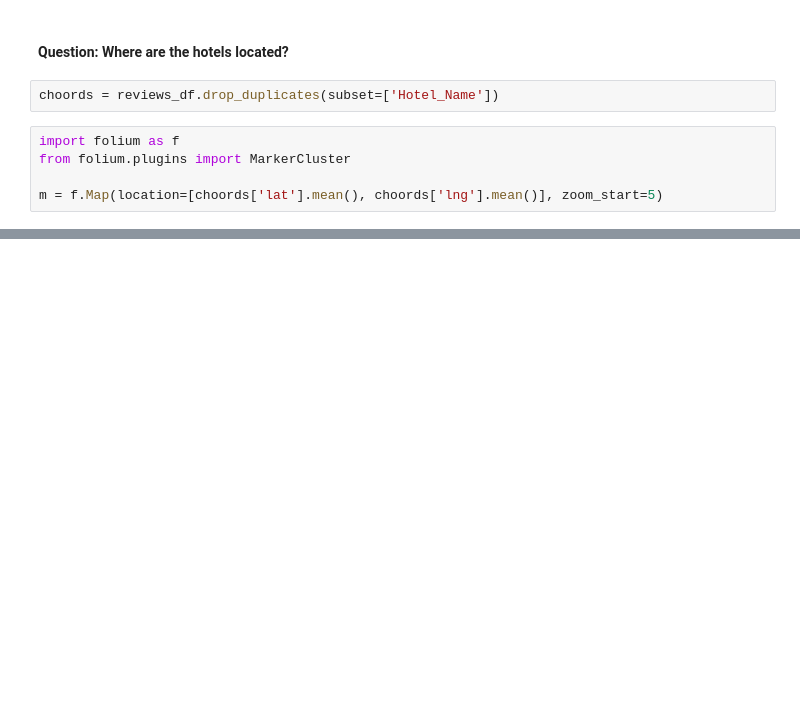
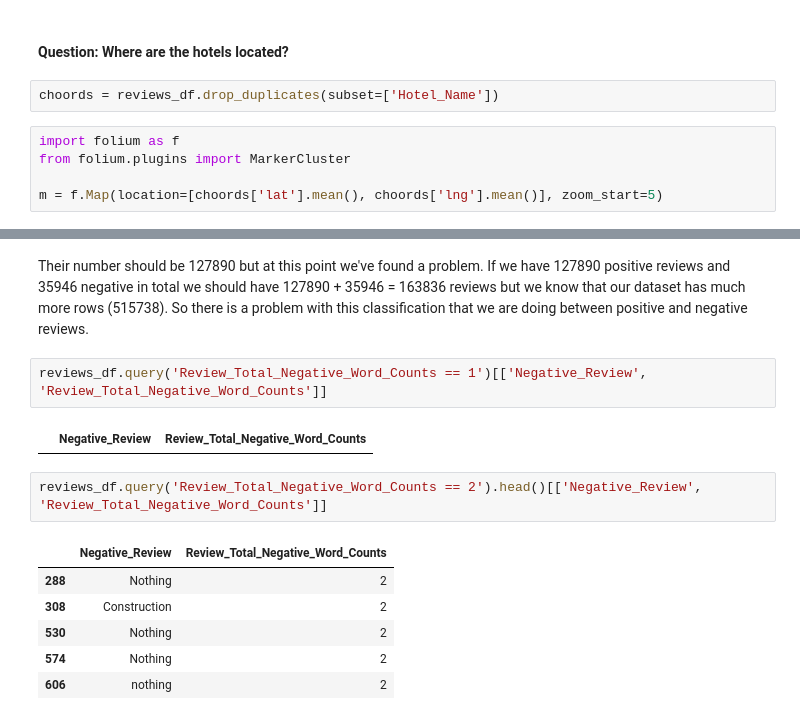
Before and after one commit to LuigiCerone/Hotel-Reviews-Data-Analysis, a Jupyter notebook: Hotel_Reviews_Copia_Lavoro_Giggi.ipynb, the cells around one changed output, grey strips where cells are left out. Cells and saved outputs as stored; diff of their text form; blank space fills up the shorter version.

```diff
--- a/Hotel_Reviews_Copia_Lavoro_Giggi.ipynb
+++ b/Hotel_Reviews_Copia_Lavoro_Giggi.ipynb
@@ -542,0 +581,15 @@ m
+# %% [markdown]
+Their number should be 127890 but at this point we've found a problem. If we have 127890 positive reviews and 35946 negative in total we should have 127890 + 35946 = 163836 reviews but we know that our dataset has much more rows (515738). So there is a problem with this classification that we are doing between positive and negative reviews.
+# %%
+reviews_df.query('Review_Total_Negative_Word_Counts == 1')[['Negative_Review', 'Review_Total_Negative_Word_Counts']]
+# %% [output]
+|  | Negative_Review | Review_Total_Negative_Word_Counts |
+# %%
+reviews_df.query('Review_Total_Negative_Word_Counts == 2').head()[['Negative_Review', 'Review_Total_Negative_Word_Counts']]
+# %% [output]
+|  | Negative_Review | Review_Total_Negative_Word_Counts |
+| 288 | Nothing | 2 |
+| 308 | Construction | 2 |
+| 530 | Nothing | 2 |
+| 574 | Nothing | 2 |
+| 606 | nothing | 2 |
```
Also changed, not shown: parts of 20 cells of this notebook.
